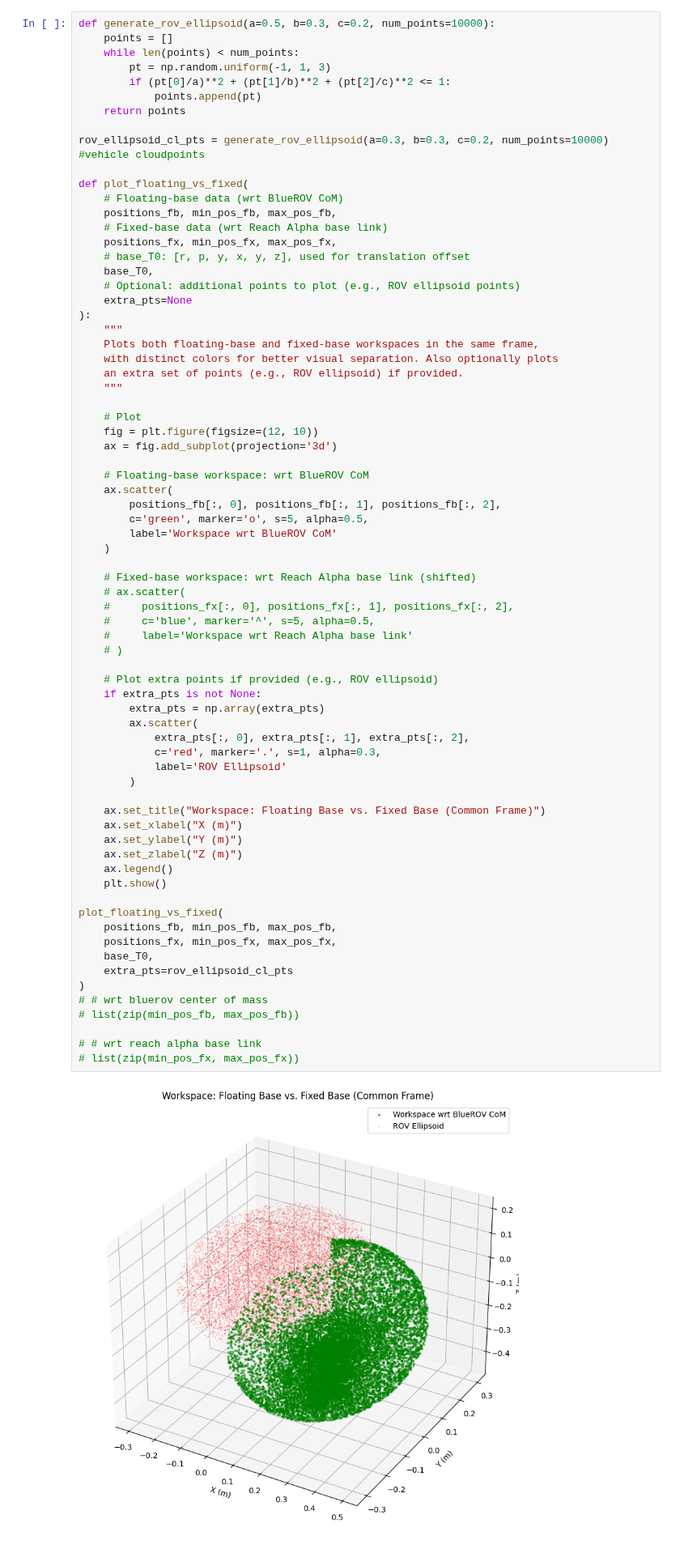
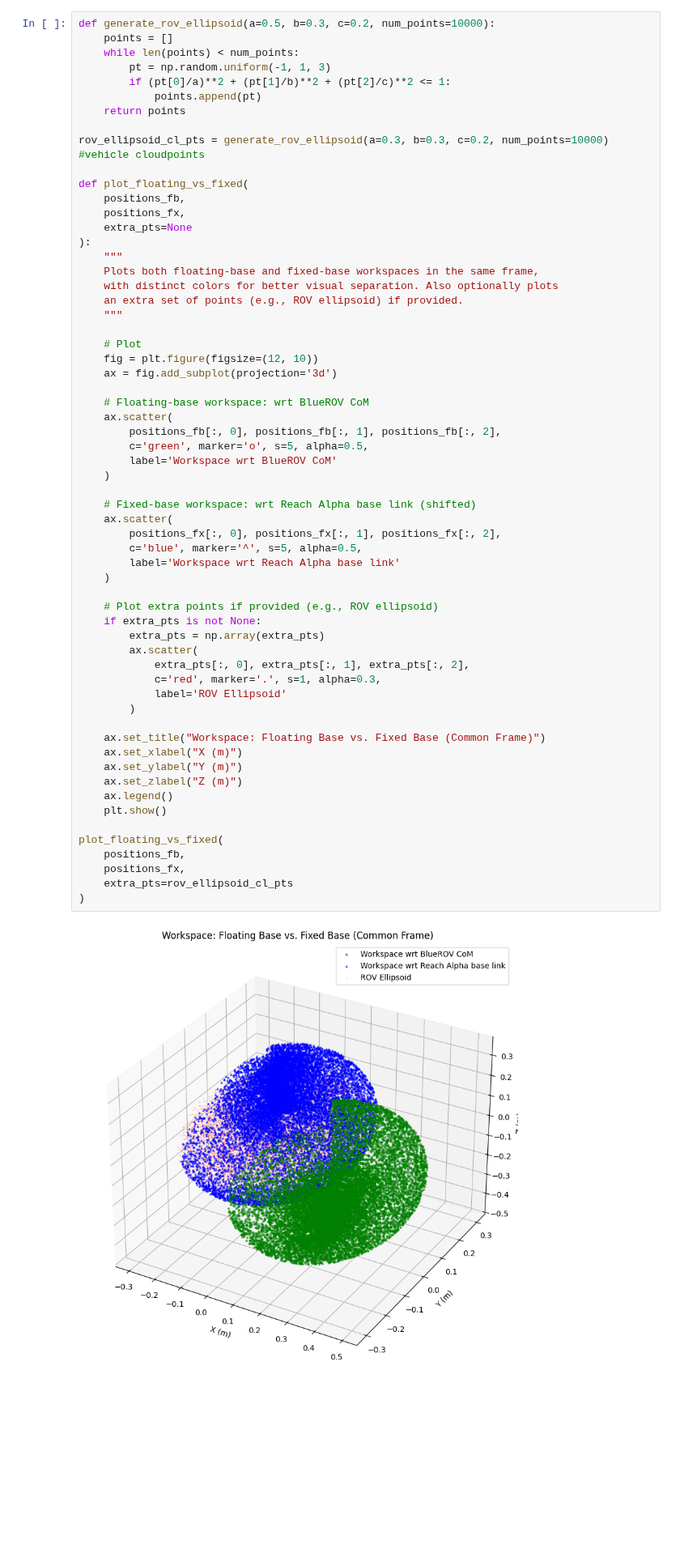
Before and after one commit to edxmorgan/floating-KinDyn, a Jupyter notebook: usage/my_robot_fk.ipynb, the cells around one changed output. Shown at 81% size. Saved outputs shown, nothing was run; the diff lists cells and outputs as text; blank space fills up the shorter version.

```diff
--- a/usage/my_robot_fk.ipynb
+++ b/usage/my_robot_fk.ipynb
@@ -70,13 +150,8 @@ def generate_rov_ellipsoid(a=0.5, b=0.3, c=0.2, num_points=10000):
 rov_ellipsoid_cl_pts = generate_rov_ellipsoid(a=0.3, b=0.3, c=0.2, num_points=10000) #vehicle cloudpoints
 
 def plot_floating_vs_fixed(
-    # Floating-base data (wrt BlueROV CoM)
-    positions_fb, min_pos_fb, max_pos_fb,
-    # Fixed-base data (wrt Reach Alpha base link)
-    positions_fx, min_pos_fx, max_pos_fx,
-    # base_T0: [r, p, y, x, y, z], used for translation offset
-    base_T0,
-    # Optional: additional points to plot (e.g., ROV ellipsoid points)
+    positions_fb,
+    positions_fx,
     extra_pts=None
 ):
     """
@@ -91,47 +166,41 @@ def plot_floating_vs_fixed(
 
     # Floating-base workspace: wrt BlueROV CoM
     ax.scatter(
         positions_fb[:, 0], positions_fb[:, 1], positions_fb[:, 2],
         c='green', marker='o', s=5, alpha=0.5,
         label='Workspace wrt BlueROV CoM'
     )
 
     # Fixed-base workspace: wrt Reach Alpha base link (shifted)
-    # ax.scatter(
-    #     positions_fx[:, 0], positions_fx[:, 1], positions_fx[:, 2],
-    #     c='blue', marker='^', s=5, alpha=0.5,
-    #     label='Workspace wrt Reach Alpha base link'
-    # )
+    ax.scatter(
+        positions_fx[:, 0], positions_fx[:, 1], positions_fx[:, 2],
+        c='blue', marker='^', s=5, alpha=0.5,
+        label='Workspace wrt Reach Alpha base link'
+    )
 
     # Plot extra points if provided (e.g., ROV ellipsoid)
     if extra_pts is not None:
         extra_pts = np.array(extra_pts)
         ax.scatter(
             extra_pts[:, 0], extra_pts[:, 1], extra_pts[:, 2],
             c='red', marker='.', s=1, alpha=0.3,
             label='ROV Ellipsoid'
         )
 
     ax.set_title("Workspace: Floating Base vs. Fixed Base (Common Frame)")
     ax.set_xlabel("X (m)")
     ax.set_ylabel("Y (m)")
     ax.set_zlabel("Z (m)")
     ax.legend()
     plt.show()
 
 plot_floating_vs_fixed(
-    positions_fb, min_pos_fb, max_pos_fb,
-    positions_fx, min_pos_fx, max_pos_fx,
-    base_T0,
+    positions_fb,
+    positions_fx,
     extra_pts=rov_ellipsoid_cl_pts
 )
-# # wrt bluerov center of mass
-# list(zip(min_pos_fb, max_pos_fb))
-
-# # wrt reach alpha base link
-# list(zip(min_pos_fx, max_pos_fx))
 # %% [output]
-[figure, old version]
+[figure, new version]
 # %%
 # Precompute convex hull from your workspace points (positions_fb: (N x 3) array)
 workspace_hull = ConvexHull(workspace_points)
```
Also changed, not shown: parts of 7 cells of this notebook, 3 other files.
